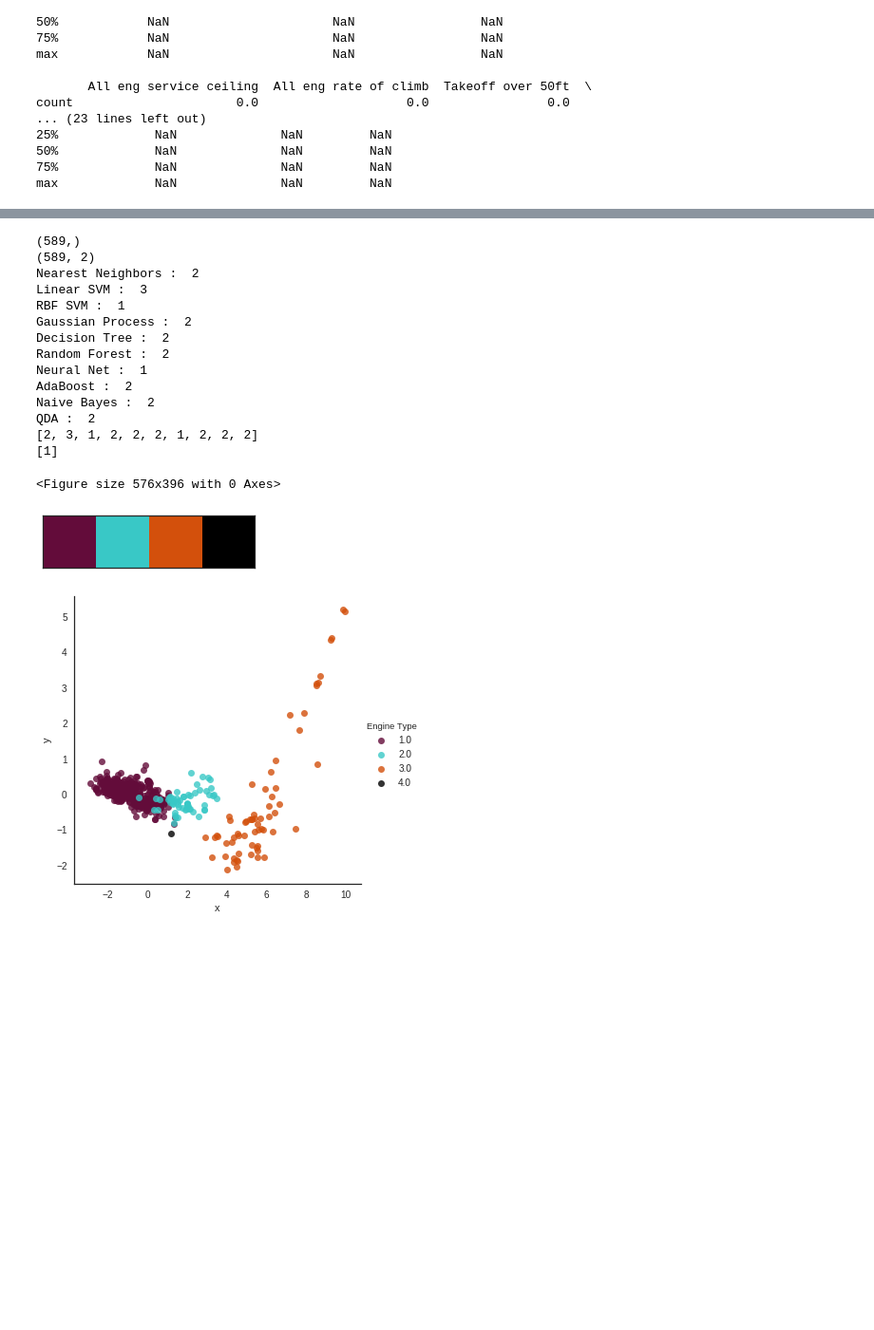
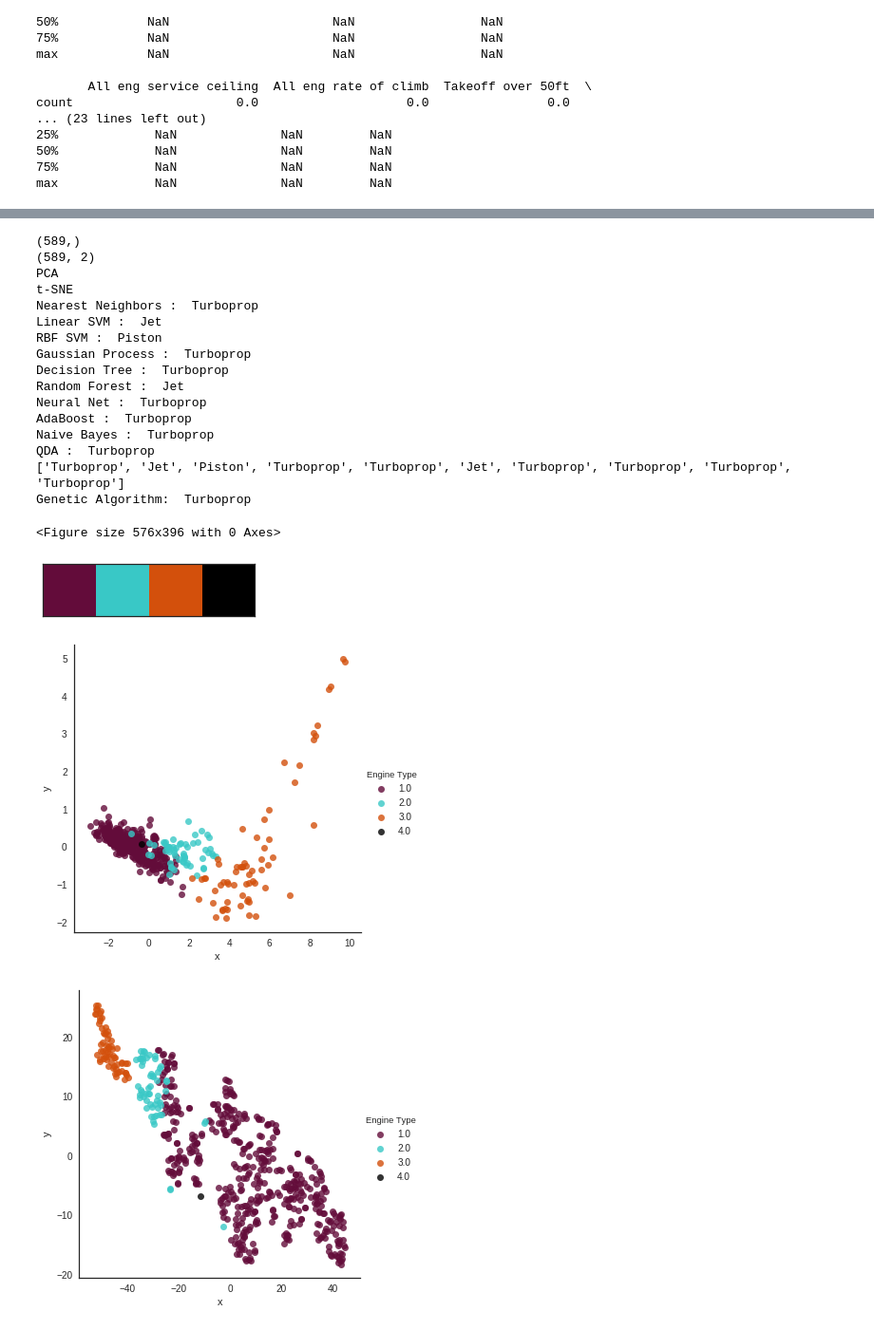
Before and after one commit to VyberMisellus/100-Days-of-ML-Code, a Jupyter notebook: aircraftdatascience.ipynb, the cells around one changed output, grey strips where cells are left out. Shown: that part at 95% size. Cells and saved outputs as stored; diff of their text form; code cells hidden in the pictures; blank space fills up the shorter version.

```diff
--- a/aircraftdatascience.ipynb
+++ b/aircraftdatascience.ipynb
@@ -169,13 +196,13 @@ from sklearn.decomposition import PCA
 from sklearn.preprocessing import StandardScaler
 import matplotlib.pyplot as plt
 import seaborn as sb
+from sklearn.manifold import TSNE
 
 data_ = airframe.drop(['Model'], axis = 1)
 
 
 def PCAPlt(condensed,graphing):
-
-  features = ['Rcmnd cruise Knots','All eng service ceiling','Takeoff over 50ft','Landing over 50ft','Gross weight lbs','Range N.M.','Engine Type']
+  features = ['Rcmnd cruise Knots','All eng service ceiling','Takeoff over 50ft','Landing over 50ft','Gross weight lbs','Range N.M.']
 
   #______________PCA MODEL
   plt.figure(1)
@@ -192,17 +219,24 @@ def PCAPlt(condensed,graphing):
   pca = PCA(n_components=2)
   pca.fit(airscaler.transform(condensed[features]))
   air2d = pca.transform(air_std)
-
+  tsne = TSNE(n_components = 2)
+  tsne.fit(airscaler.transform(condensed[features]))
+  air2d2 = tsne.fit_transform(air_std)
 
   #Concatenating data with labels
   labels = graphing['Engine Type']
   print(labels.shape)
   data = pd.DataFrame(air2d, columns = ['x','y'], index=labels.index)
+  data2 = pd.DataFrame(air2d2, columns = ['x','y'], index=labels.index)
   print(data.shape)
   data = pd.concat([data,labels], axis = 1)
+  data2 = pd.concat([data2, labels], axis = 1)
 
   #Plotting
+  print("PCA")
   facet = sb.lmplot(data=data, x='x',y='y', hue = 'Engine Type',fit_reg=False, legend=True, legend_out=True)
+  print("t-SNE")
+  facet2 = sb.lmplot(data=data2, x='x',y='y', hue = 'Engine Type',fit_reg=False, legend=True, legend_out=True)
 
   return
 PCAPlt(condensed,condensed)
@@ -257,31 +299,27 @@ NameError: ignored
 # %% [markdown]
 Looks good! Now, let's try the suggested model on the mission requirements to see which engine should be used. The approach here is to vary the parameters for a certain range, given that the initial requirements are only maxima/minima, and improvements upon the requirements aren't outside the realm of possibility. Therefore, it might be a good idea to explore an *area* of the subspace to see how much the results change.
 # %%
-from sklearn.ensemble import RandomForestClassifier, GradientBoostingClassifier, ExtraTreesClassifier #Using the suggested classifier
-from sklearn.preprocessing import MaxAbsScaler, PolynomialFeatures
+from sklearn.ensemble import ExtraTreesClassifier #Using the suggested classifier
+from sklearn.preprocessing import MaxAbsScaler
+from sklearn.feature_selection import SelectPercentile
 from sklearn.pipeline import make_pipeline
-from yellowbrick.contrib.classifier import DecisionViz
-from xgboost.sklearn import XGBClassifier
 
-#Creating a data pipeline
+#Creating a data pipeline based on what TPOT suggested
 
 pipe = make_pipeline(
   MaxAbsScaler(),
-  PCA(n_components = 2),
-  PolynomialFeatures(degree=2, include_bias=False, interaction_only=False),
-  ExtraTreesClassifier(bootstrap=True, criterion='gini', max_features=0.45, min_samples_leaf=1, min_samples_split=20, n_estimators=100)
+  SelectPercentile(percentile = 53)  ,
+  ExtraTreesClassifier(bootstrap=False, criterion='gini', max_features=0.9500000000000001, min_samples_leaf=2, min_samples_split=20, n_estimators=100)
 
 )
 pipe.fit(x,y)
 
-RFclassifier = RandomForestClassifier(bootstrap=True, criterion='gini', max_features=0.4, min_samples_leaf=3, min_samples_split=2, n_estimators=100)
-RFclassifier.fit(x,y)
 
 #Iterating through the space to consider nearby possibilities, as well as to perform a model-sensitivity analysis
 
 def missions(classifier):
   projections = []
-  for i in range(5): #Getting 5 samples within the subspace of the requirements, varying each point independently to get
+  for i in range(5): #Getting 5 samples within each subspace of requirements, varying each point independently
     for j in range(5):
       for k in range(5):
         for l in range(5):
@@ -351,6 +391,7 @@ from sklearn.naive_bayes import GaussianNB
 from sklearn.discriminant_analysis import QuadraticDiscriminantAnalysis
 
 def quickFit(x,y,np_reqs):
+    engine_decoder = ['Piston', 'Turboprop', 'Jet'] #To take the prediction of each classifier and convert it to string
     classifiers = {
             "Nearest Neighbors": KNeighborsClassifier(10),
             "Linear SVM": SVC(kernel="linear", C=0.025),
@@ -365,8 +406,8 @@ def quickFit(x,y,np_reqs):
     classScore = []
     for model in classifiers.keys():
         classifiers[model].fit(x,y)
-        print(model, ': ',classifiers[model].predict(np_reqs)[0])
-        classScore.append(classifiers[model].predict( np_reqs)[0])
+        print(model, ': ',engine_decoder[classifiers[model].predict(np_reqs)[0]-1])
+        classScore.append(engine_decoder[classifiers[model].predict( np_reqs)[0]-1])
     return classScore
 print(quickFit(x,y, np.array([180,25000, 750,750,7000,135]).reshape(1,-1)))
 # %% [output]
@@ -419,26 +458,30 @@ Yikes, it turns out no aircraft satisfy any of the requirements. This makes sens
 # %%
 req = pd.DataFrame([[4,  1.5*180, 1.5*25000,  .5*750,.5*750,1.5*7000,5*135]])
 req.columns = ['Engine Type','Rcmnd cruise Knots','All eng service ceiling','Takeoff over 50ft','Landing over 50ft','Gross weight lbs','Range N.M.']
 PCAPlt(condensed, pd.concat([condensed,req]))
+engine_decoder = ['Piston', 'Turboprop', 'Jet'] #Print prediction to string
 
 print(quickFit(x,y, np.array([1.5*180, 1.5*25000,  .5*750,.5*750,1.5*7000,5*135]).reshape(1,-1)))
-print(pipe.predict(np.array([1.5*180, 1.5*25000,  .5*750,.5*750,1.5*7000,5*135]).reshape(1,-1)))
+print("Genetic Algorithm: ",engine_decoder[pipe.predict(np.array([1.5*180, 1.5*25000,  .5*750,.5*750,1.5*7000,5*135]).reshape(1,-1))[0]-1])
 # %% [output]
 (589,)
 (589, 2)
-Nearest Neighbors :  2
-Linear SVM :  3
-RBF SVM :  1
-Gaussian Process :  2
-Decision Tree :  2
-Random Forest :  2
-Neural Net :  1
-AdaBoost :  2
-Naive Bayes :  2
-QDA :  2
-[2, 3, 1, 2, 2, 2, 1, 2, 2, 2]
-[1]
+PCA
+t-SNE
+Nearest Neighbors :  Turboprop
+Linear SVM :  Jet
+RBF SVM :  Piston
+Gaussian Process :  Turboprop
+Decision Tree :  Turboprop
+Random Forest :  Jet
+Neural Net :  Turboprop
+AdaBoost :  Turboprop
+Naive Bayes :  Turboprop
+QDA :  Turboprop
+['Turboprop', 'Jet', 'Piston', 'Turboprop', 'Turboprop', 'Jet', 'Turboprop', 'Turboprop', 'Turboprop', 'Turboprop']
+Genetic Algorithm:  Turboprop
 <Figure size 576x396 with 0 Axes>
 [figure]
-[figure, old version]
+[figure, new version]
+[figure, added]
 # %% [markdown]
```
Also changed, not shown: parts of 18 cells of this notebook.
